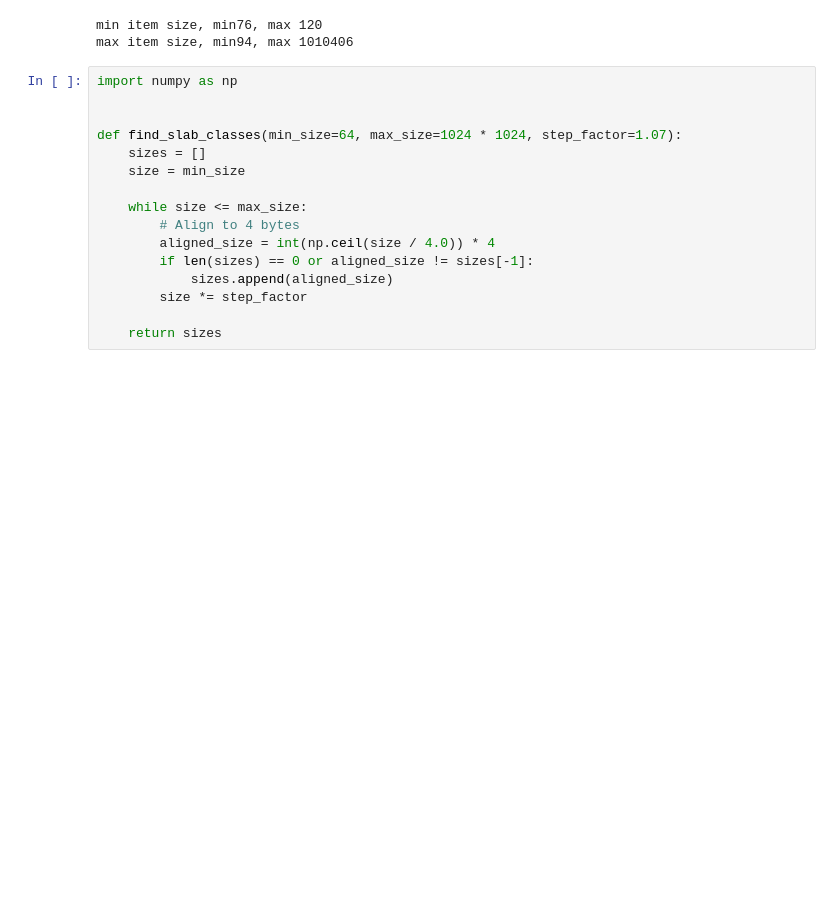
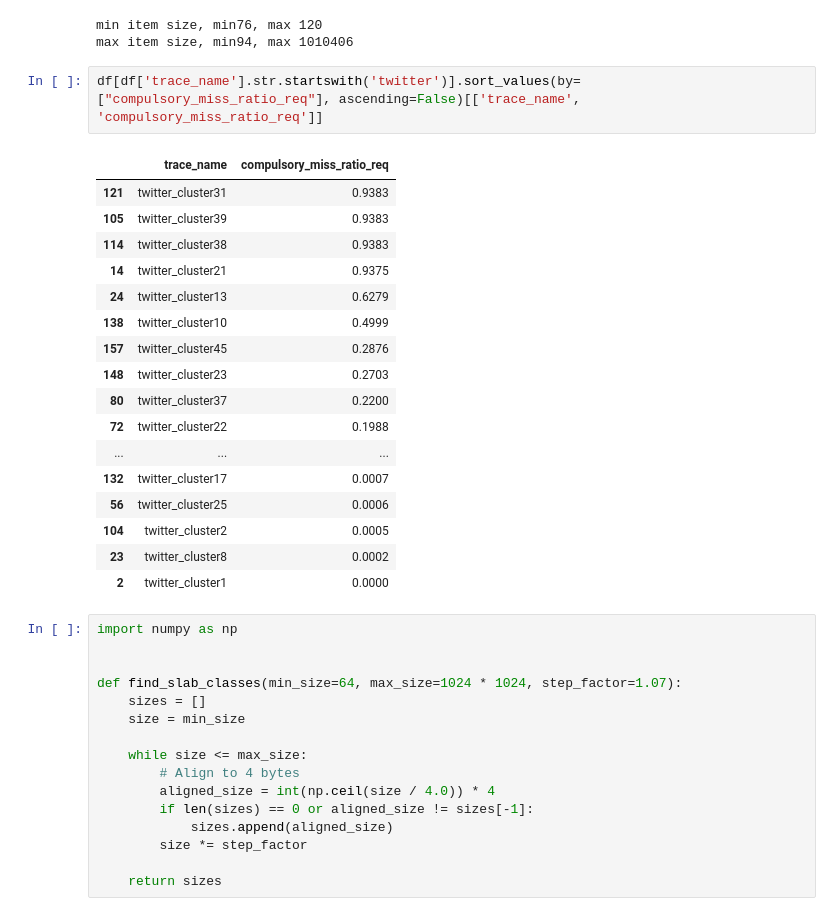
Before and after one commit to hazelnut-99/thesis-playground, a Jupyter notebook: paper-exp/trace_info.ipynb, the cells around one changed output. Drawn from its saved outputs; the diff is of its cells as text; blank space fills up the shorter version.

```diff
--- a/paper-exp/trace_info.ipynb
+++ b/paper-exp/trace_info.ipynb
@@ -62,6 +193,26 @@ print(f"max item size, min{df['max_item_size'].min()}, max {df['max_item_size'].
 # %% [output]
 min item size, min76, max 120
 max item size, min94, max 1010406
+# %%
+df[df['trace_name'].str.startswith('twitter')].sort_values(by=["compulsory_miss_ratio_req"], ascending=False)[['trace_name', 'compulsory_miss_ratio_req']]
+# %% [output]
+|  | trace_name | compulsory_miss_ratio_req |
+| 121 | twitter_cluster31 | 0.9383 |
+| 105 | twitter_cluster39 | 0.9383 |
+| 114 | twitter_cluster38 | 0.9383 |
+| 14 | twitter_cluster21 | 0.9375 |
+| 24 | twitter_cluster13 | 0.6279 |
+| 138 | twitter_cluster10 | 0.4999 |
+| 157 | twitter_cluster45 | 0.2876 |
+| 148 | twitter_cluster23 | 0.2703 |
+| 80 | twitter_cluster37 | 0.2200 |
+| 72 | twitter_cluster22 | 0.1988 |
+| ... | ... | ... |
+| 132 | twitter_cluster17 | 0.0007 |
+| 56 | twitter_cluster25 | 0.0006 |
+| 104 | twitter_cluster2 | 0.0005 |
+| 23 | twitter_cluster8 | 0.0002 |
+| 2 | twitter_cluster1 | 0.0000 |
 # %%
 import numpy as np
 
```
Also changed, not shown: parts of 14 cells of this notebook, 12 other files.
